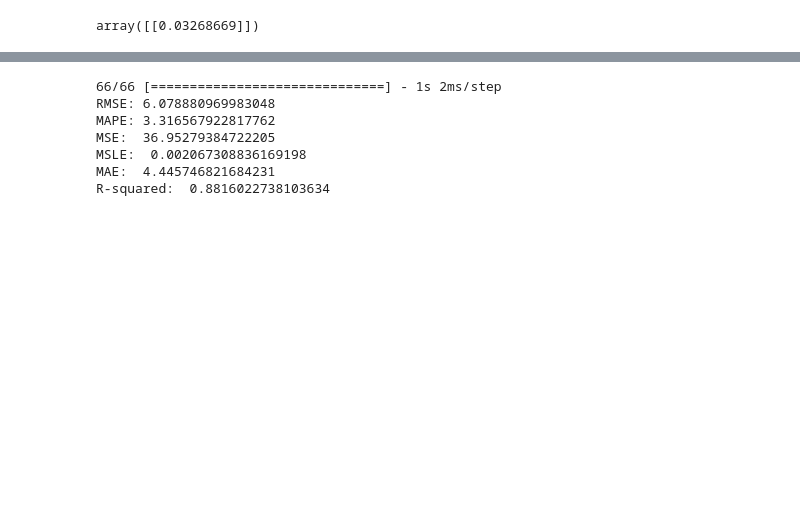
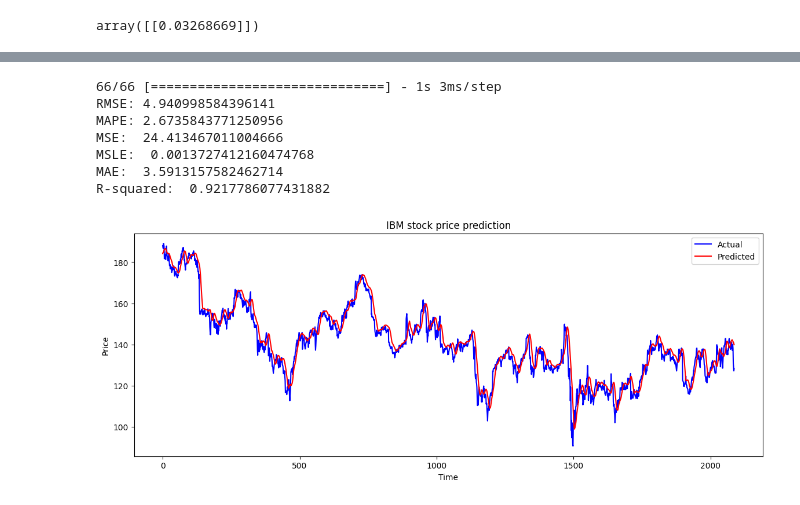
Before and after one commit to mustafahakkoz/seasonality_analysis, a Jupyter notebook: Exp4-LSTM-stacked(1).ipynb, the cells around one changed output, grey strips where cells are left out. Cells and saved outputs as stored; diff of their text form; code cells hidden in the pictures; blank space fills up the shorter version.

Commit message:
tune models

```diff
--- a/Exp4-LSTM-stacked(1).ipynb
+++ b/Exp4-LSTM-stacked(1).ipynb
@@ -101,11 +103,11 @@ array([[0.03268669]])
 # %%
 # Define the LSTM model architecture
 model = Sequential()
-model.add(LSTM(units=64, return_sequences=True, input_shape=(X_train.shape[1], 1)))
+model.add(LSTM(units=16, return_sequences=True, input_shape=(X_train.shape[1], 1)))
 # model.add(Dropout(0.2))
-model.add(LSTM(units=64, return_sequences=True))
+model.add(LSTM(units=32, return_sequences=True))
 # model.add(Dropout(0.2))
-model.add(LSTM(units=64, return_sequences=False))
+model.add(LSTM(units=16, return_sequences=False))
 # model.add(Dropout(0.2))
 model.add(Dense(1))
 
@@ -113,6 +115,15 @@ model.add(Dense(1))
 model.compile(optimizer='adam', loss='mean_squared_error')
 
 # Train the model
-model.fit(X_train, y_train, epochs=5, batch_size=128, validation_data=(X_test, y_test), verbose=1)
+history = model.fit(X_train, y_train, epochs=100, batch_size=32, validation_data=(X_test, y_test), verbose=1)
+
+# Plot the training loss and validation loss
+plt.plot(history.history['loss'])
+plt.plot(history.history['val_loss'])
+plt.title('Model loss')
+plt.ylabel('Loss')
+plt.xlabel('Epochs')
+plt.legend(['Train', 'Validation'], loc='upper right')
+plt.show()
 # %% [output]
 Epoch 1/5
@@ -134,37 +145,47 @@ y_test = y_test.reshape((y_test.shape[0], y_test.shape[1]))
 y_pred = scaler.inverse_transform(y_pred)
 y_test = scaler.inverse_transform(y_test)
 
 # Evaluate the model
 mse = mean_squared_error(y_test, y_pred)
 msle = mean_squared_log_error(y_test, y_pred)
 mae = mean_absolute_error(y_test, y_pred)
 r2 = r2_score(y_test, y_pred)
 
 from sklearn.metrics import mean_squared_error, mean_absolute_error
 
 # Assuming y_pred and y_test are NumPy arrays
 # Note: For MAPE, make sure y_test does not contain zeros to avoid division by zero.
 
 # RMSE
 rmse = np.sqrt(mean_squared_error(y_test, y_pred))
 
 # MAPE
 mape = np.mean(np.abs((y_test - y_pred) / y_test)) * 100
 
 
 print('RMSE:', rmse)
 print('MAPE:', mape)
 
 
 print('MSE: ', mse)
 print('MSLE: ', msle)
 print('MAE: ', mae)
 print('R-squared: ', r2)
+
+# Plot the predictions vs the real data
+plt.plot(y_test, color='blue', label='Actual Price')
+plt.plot(y_pred, color='red', label='Predicted Price')
+plt.title('IBM Stock Price Prediction')
+plt.xlabel('Time')
+plt.ylabel('IBM Stock Price')
+plt.legend()
+plt.show()
 # %% [output]
-66/66 [==============================] - 1s 2ms/step
-RMSE: 6.078880969983048
-MAPE: 3.316567922817762
-MSE:  36.95279384722205
-MSLE:  0.002067308836169198
-MAE:  4.445746821684231
-R-squared:  0.8816022738103634
+66/66 [==============================] - 1s 3ms/step
+RMSE: 4.940998584396141
+MAPE: 2.6735843771250956
+MSE:  24.413467011004666
+MSLE:  0.0013727412160474768
+MAE:  3.5913157582462714
+R-squared:  0.9217786077431882
+[figure, added]
```
Also changed, not shown: parts of 5 cells of this notebook, 3 other files.
